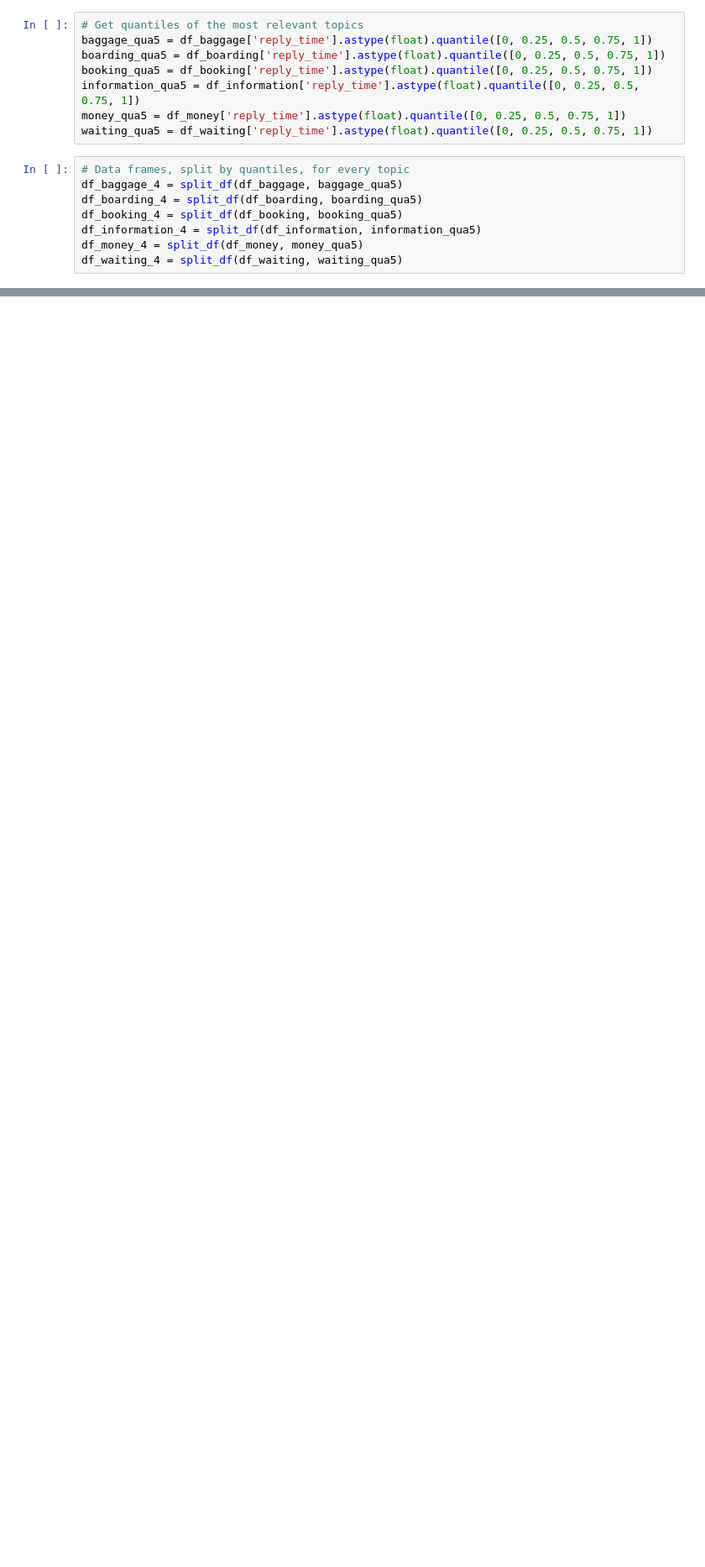
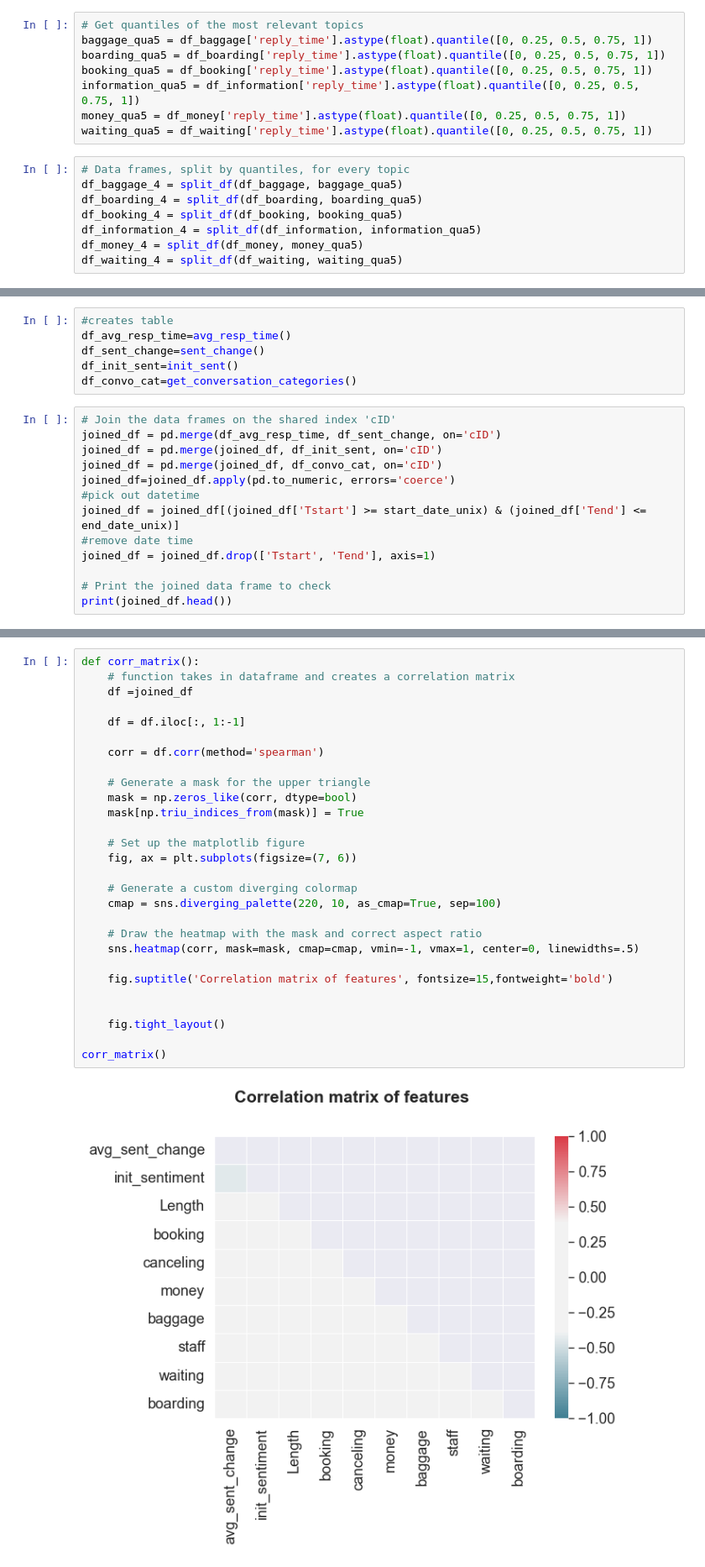
Before and after one commit to danamira/DBL-Data-Challenge, a Jupyter notebook: FINAL VISUALISATIONS.ipynb, the cells around one changed output, grey strips where cells are left out. Shown at 84% size. Saved outputs shown, nothing was run; the diff lists cells and outputs as text; blank space fills up the shorter version.

```diff
--- a/FINAL VISUALISATIONS.ipynb
+++ b/FINAL VISUALISATIONS.ipynb
@@ -391,0 +571,19 @@ fig.suptitle('Sentiment Change over Airline Reply-Time in Conversations, Per Top
+# %%
+#creates table
+df_avg_resp_time=avg_resp_time()
+df_sent_change=sent_change()
+df_init_sent=init_sent()
+df_convo_cat=get_conversation_categories()
+# %%
+# Join the data frames on the shared index 'cID'
+joined_df = pd.merge(df_avg_resp_time, df_sent_change, on='cID')
+joined_df = pd.merge(joined_df, df_init_sent, on='cID')
+joined_df = pd.merge(joined_df, df_convo_cat, on='cID')
+joined_df=joined_df.apply(pd.to_numeric, errors='coerce')
+#pick out datetime
+joined_df = joined_df[(joined_df['Tstart'] >= start_date_unix) & (joined_df['Tend'] <= end_date_unix)]
+#remove date time
+joined_df = joined_df.drop(['Tstart', 'Tend'], axis=1)
+
+# Print the joined data frame to check
+print(joined_df.head())
@@ -391,0 +606,30 @@ fig.suptitle('Sentiment Change over Airline Reply-Time in Conversations, Per Top
+# %%
+def corr_matrix():
+    # function takes in dataframe and creates a correlation matrix
+    df =joined_df
+
+    df = df.iloc[:, 1:-1]
+
+    corr = df.corr(method='spearman')
+
+    # Generate a mask for the upper triangle
+    mask = np.zeros_like(corr, dtype=bool)
+    mask[np.triu_indices_from(mask)] = True
+
+    # Set up the matplotlib figure
+    fig, ax = plt.subplots(figsize=(7, 6))
+
+    # Generate a custom diverging colormap
+    cmap = sns.diverging_palette(220, 10, as_cmap=True, sep=100)
+
+    # Draw the heatmap with the mask and correct aspect ratio
+    sns.heatmap(corr, mask=mask, cmap=cmap, vmin=-1, vmax=1, center=0, linewidths=.5)
+
+    fig.suptitle('Correlation matrix of features', fontsize=15,fontweight='bold')
+
+
+    fig.tight_layout()
+
+corr_matrix()
+# %% [output]
+[figure, added]
```
Also changed, not shown: parts of 21 cells of this notebook, 1 other file.
